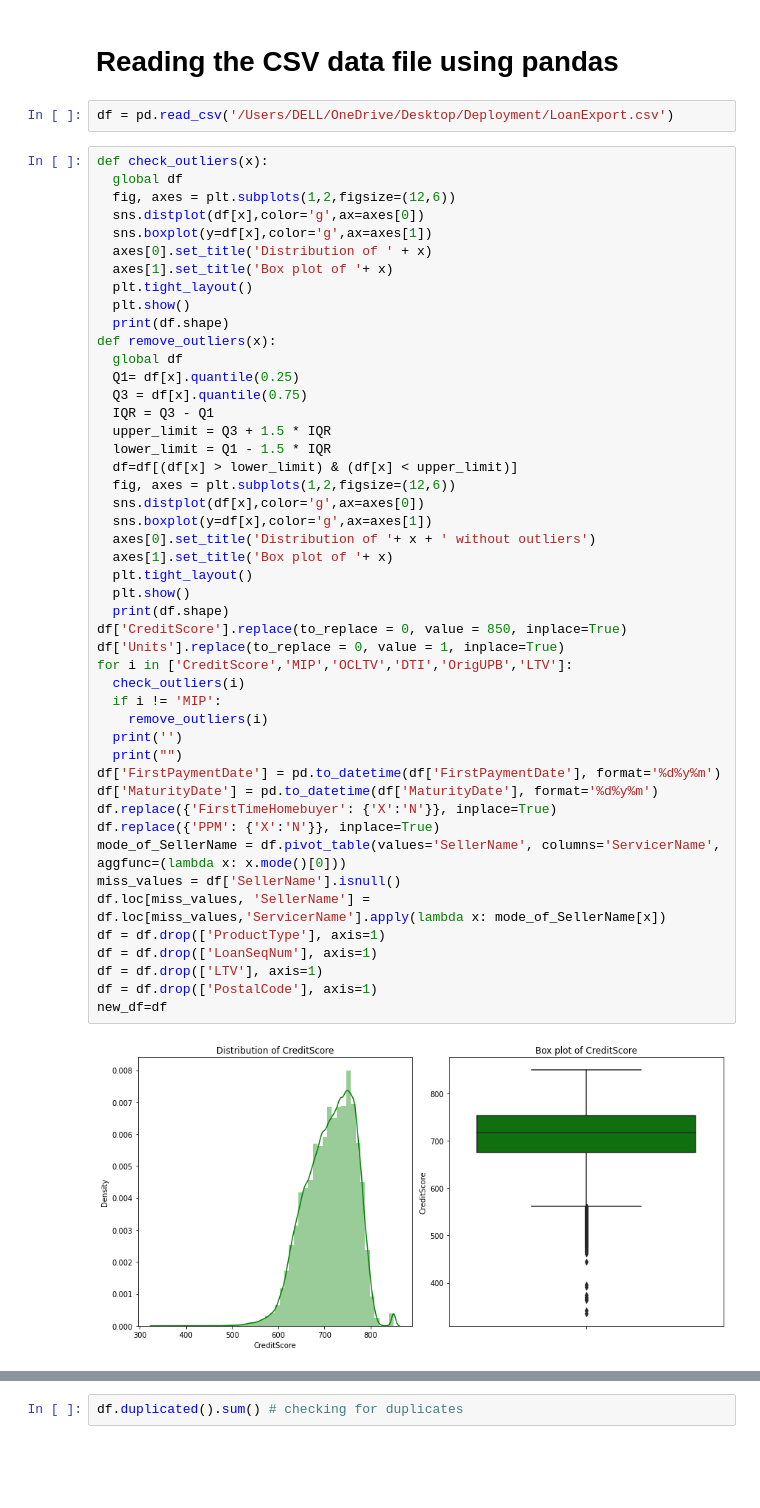
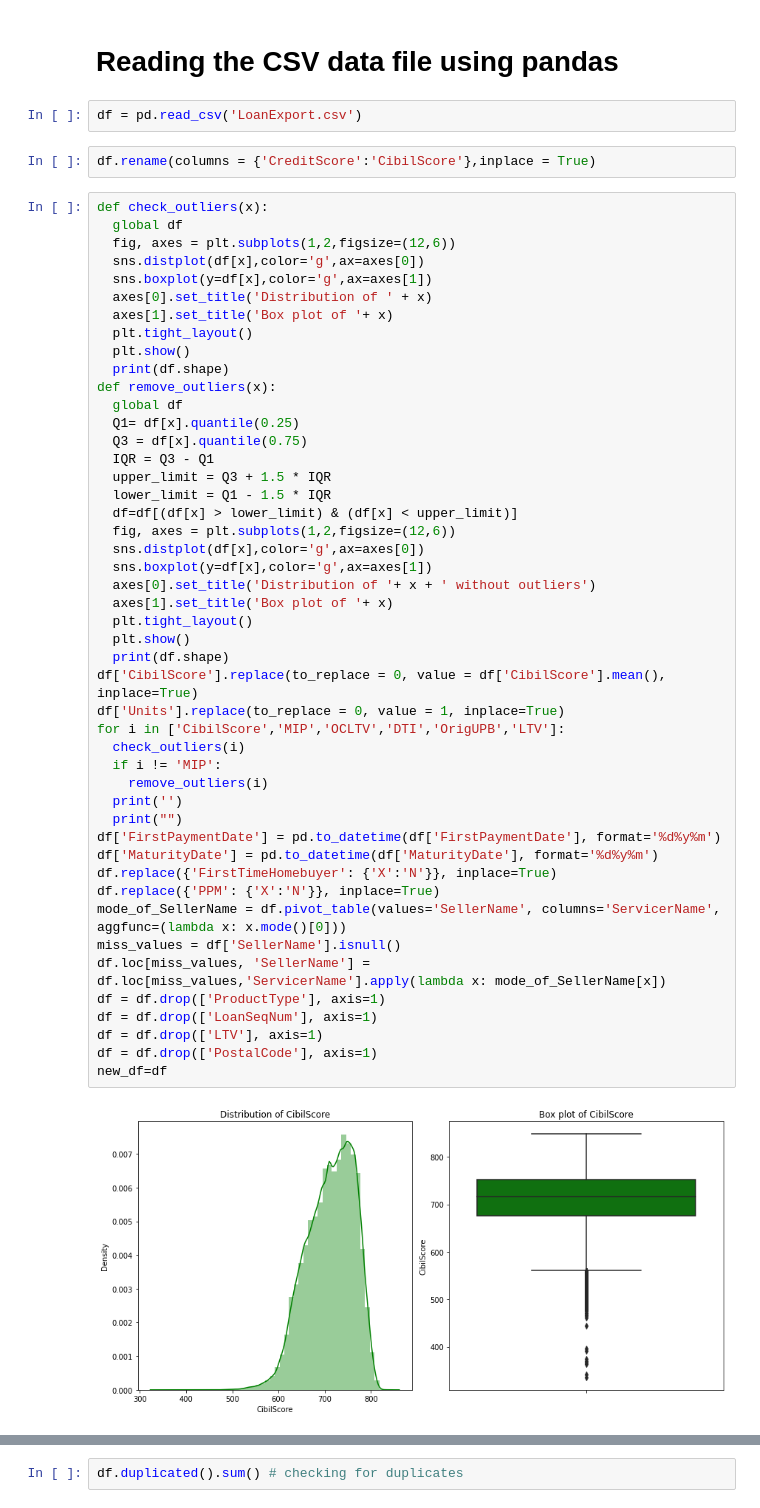
Before and after one commit to bridgecrew-perf6/TeamB_Model_Deployment, a Jupyter notebook: DataAnalyst_TeamB_FreddieMac.ipynb, the cells around one changed output, grey strips where cells are left out. Drawn from its saved outputs; the diff is of its cells as text; blank space fills up the shorter version.

Commit message:
creditscore to cibilscore

```diff
--- a/DataAnalyst_TeamB_FreddieMac.ipynb
+++ b/DataAnalyst_TeamB_FreddieMac.ipynb
@@ -41,7 +40,9 @@ from sklearn.metrics import accuracy_score
 # %% [markdown]
 # Reading the CSV data file using pandas
 # %%
-df = pd.read_csv('/Users/DELL/OneDrive/Desktop/Deployment/LoanExport.csv')
+df = pd.read_csv('LoanExport.csv')
+# %%
+df.rename(columns = {'CreditScore':'CibilScore'},inplace = True)
 # %%
 def check_outliers(x):
   global df
@@ -61,34 +62,34 @@ def remove_outliers(x):
   upper_limit = Q3 + 1.5 * IQR
   lower_limit = Q1 - 1.5 * IQR
   df=df[(df[x] > lower_limit) & (df[x] < upper_limit)]
   fig, axes = plt.subplots(1,2,figsize=(12,6))
   sns.distplot(df[x],color='g',ax=axes[0])
   sns.boxplot(y=df[x],color='g',ax=axes[1])
   axes[0].set_title('Distribution of '+ x + ' without outliers')
   axes[1].set_title('Box plot of '+ x)
   plt.tight_layout()
   plt.show()
   print(df.shape)
-df['CreditScore'].replace(to_replace = 0, value = 850, inplace=True)
+df['CibilScore'].replace(to_replace = 0, value = df['CibilScore'].mean(), inplace=True)
 df['Units'].replace(to_replace = 0, value = 1, inplace=True)
-for i in ['CreditScore','MIP','OCLTV','DTI','OrigUPB','LTV']:
+for i in ['CibilScore','MIP','OCLTV','DTI','OrigUPB','LTV']:
   check_outliers(i)
   if i != 'MIP':
     remove_outliers(i)
   print('')
   print("")
 df['FirstPaymentDate'] = pd.to_datetime(df['FirstPaymentDate'], format='%d%y%m')
 df['MaturityDate'] = pd.to_datetime(df['MaturityDate'], format='%d%y%m')
 df.replace({'FirstTimeHomebuyer': {'X':'N'}}, inplace=True)
 df.replace({'PPM': {'X':'N'}}, inplace=True)
 mode_of_SellerName = df.pivot_table(values='SellerName', columns='ServicerName', aggfunc=(lambda x: x.mode()[0]))
 miss_values = df['SellerName'].isnull()
 df.loc[miss_values, 'SellerName'] = df.loc[miss_values,'ServicerName'].apply(lambda x: mode_of_SellerName[x])
 df = df.drop(['ProductType'], axis=1)
 df = df.drop(['LoanSeqNum'], axis=1)
 df = df.drop(['LTV'], axis=1)
 df = df.drop(['PostalCode'], axis=1)
 new_df=df
 # %% [output]
-[figure, old version]
+[figure, new version]
 (291451, 28)
```
Also changed, not shown: parts of 8 cells of this notebook, 3 other files.
